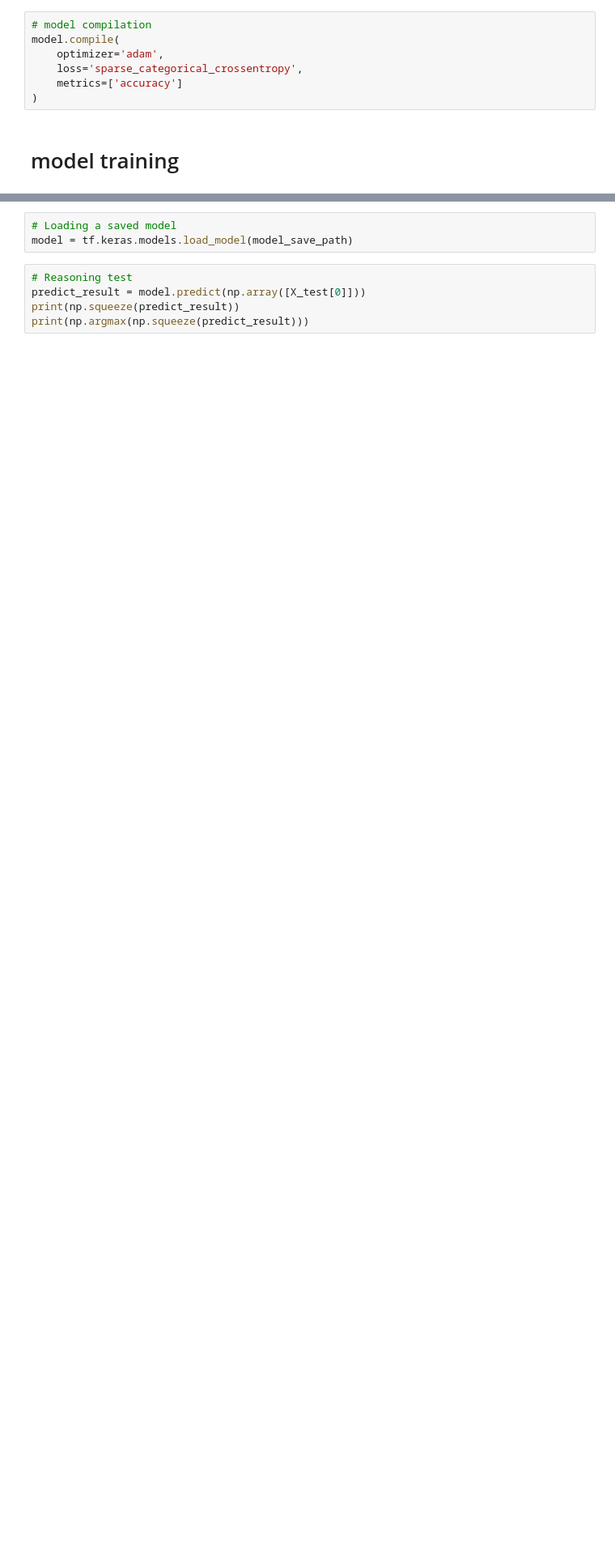
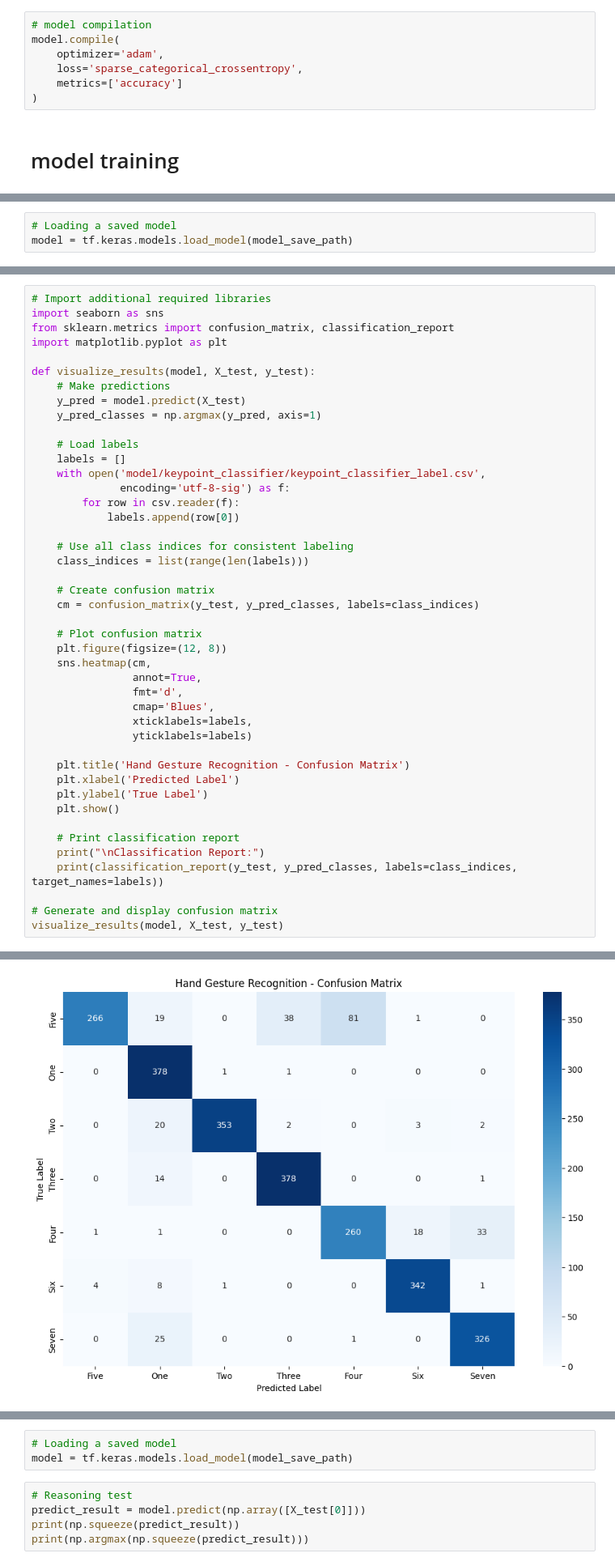
Before and after one commit to Cosmicdevil007/hand_project, a Jupyter notebook: keypoint_classification.ipynb, the cells around one changed output, grey strips where cells are left out. Shown at 81% size. Drawn from its saved outputs; the diff is of its cells as text; blank space fills up the shorter version.

```diff
--- a/keypoint_classification.ipynb
+++ b/keypoint_classification.ipynb
@@ -122,4 +122,7 @@ Epoch 238: early stopping
 <keras.callbacks.History at 0x...>
+# %%
+# Loading a saved model
+model = tf.keras.models.load_model(model_save_path)
 # %%
 # model evaluation
 val_loss, val_acc = model.evaluate(X_test, y_test, batch_size=128)
@@ -127,0 +131,45 @@ val_loss, val_acc = model.evaluate(X_test, y_test, batch_size=128)
+# %%
+# Import additional required libraries
+import seaborn as sns
+from sklearn.metrics import confusion_matrix, classification_report
+import matplotlib.pyplot as plt
+
+def visualize_results(model, X_test, y_test):
+    # Make predictions
+    y_pred = model.predict(X_test)
+    y_pred_classes = np.argmax(y_pred, axis=1)
+
+    # Load labels
+    labels = []
+    with open('model/keypoint_classifier/keypoint_classifier_label.csv',
+              encoding='utf-8-sig') as f:
+        for row in csv.reader(f):
+            labels.append(row[0])
+
+    # Use all class indices for consistent labeling
+    class_indices = list(range(len(labels)))
+
+    # Create confusion matrix
+    cm = confusion_matrix(y_test, y_pred_classes, labels=class_indices)
+
+    # Plot confusion matrix
+    plt.figure(figsize=(12, 8))
+    sns.heatmap(cm,
+                annot=True,
+                fmt='d',
+                cmap='Blues',
+                xticklabels=labels,
+                yticklabels=labels)
+
+    plt.title('Hand Gesture Recognition - Confusion Matrix')
+    plt.xlabel('Predicted Label')
+    plt.ylabel('True Label')
+    plt.show()
+
+    # Print classification report
+    print("\nClassification Report:")
+    print(classification_report(y_test, y_pred_classes, labels=class_indices, target_names=labels))
+
+# Generate and display confusion matrix
+visualize_results(model, X_test, y_test)
+# %% [output]
@@ -127,0 +177 @@ val_loss, val_acc = model.evaluate(X_test, y_test, batch_size=128)
+[figure, added]
```
Also changed, not shown: parts of 12 cells of this notebook, 23 other files.
